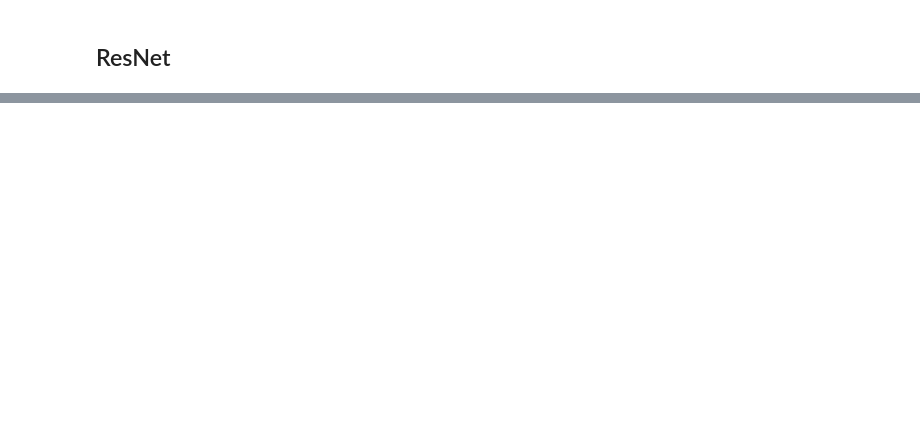
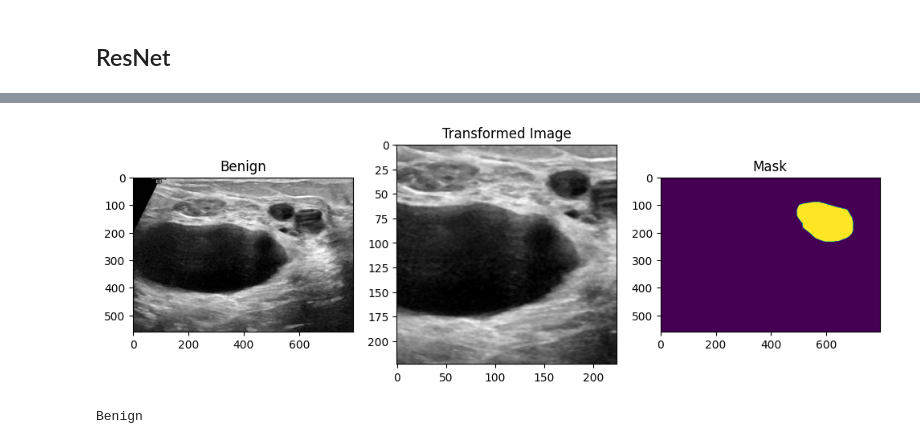
Before and after one commit to Amirhossein-Nayebi/ltu-M7016H-project, a Jupyter notebook: main.ipynb, the cells around one changed output, grey strips where cells are left out. Cells and saved outputs as stored; diff of their text form; code cells hidden in the pictures; blank space fills up the shorter version.

```diff
--- a/main.ipynb
+++ b/main.ipynb
@@ -261,0 +397,16 @@ ResNet(
+# %%
+data_index = 15
+trans = dataset.transform
+dataset.transform = None
+org_img, lbl, mask = test_dataset[data_index]
+dataset.transform = trans
+trans_img, _ = test_dataset[data_index]
+
+plot_image(org_img, trans_img, lbl, mask)
+output = res_net(trans_img.view(1, *trans_img.shape).to(device))
+_, predicted = output.max(1)
+class_name = label_names[predicted]
+print(class_name)
+# %% [output]
+[figure, added]
+Benign
```
Also changed, not shown: parts of 8 cells of this notebook, 4 other files.
